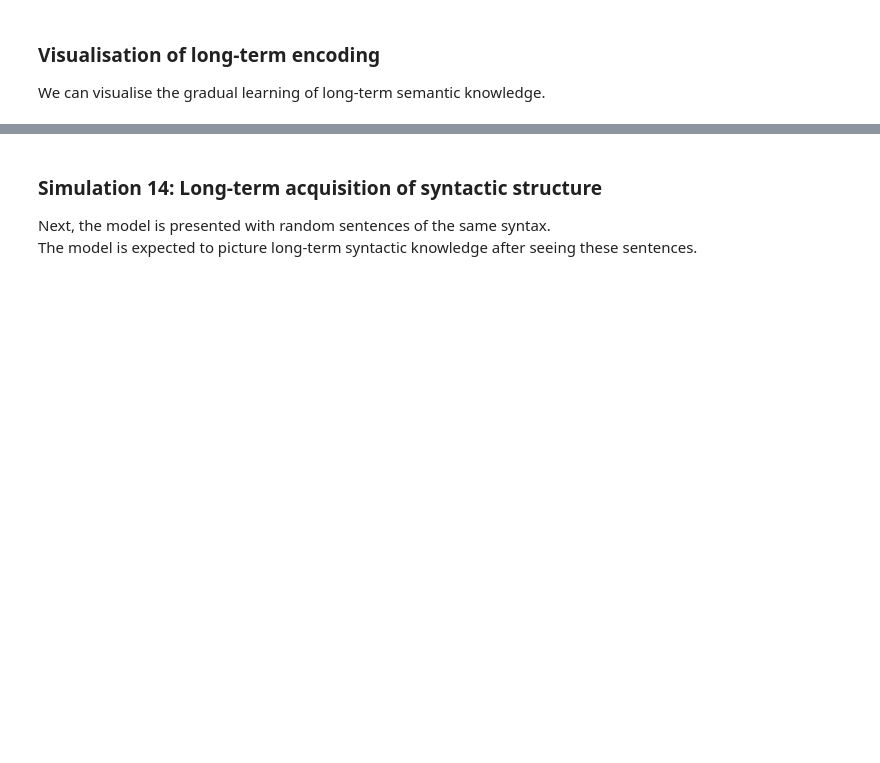
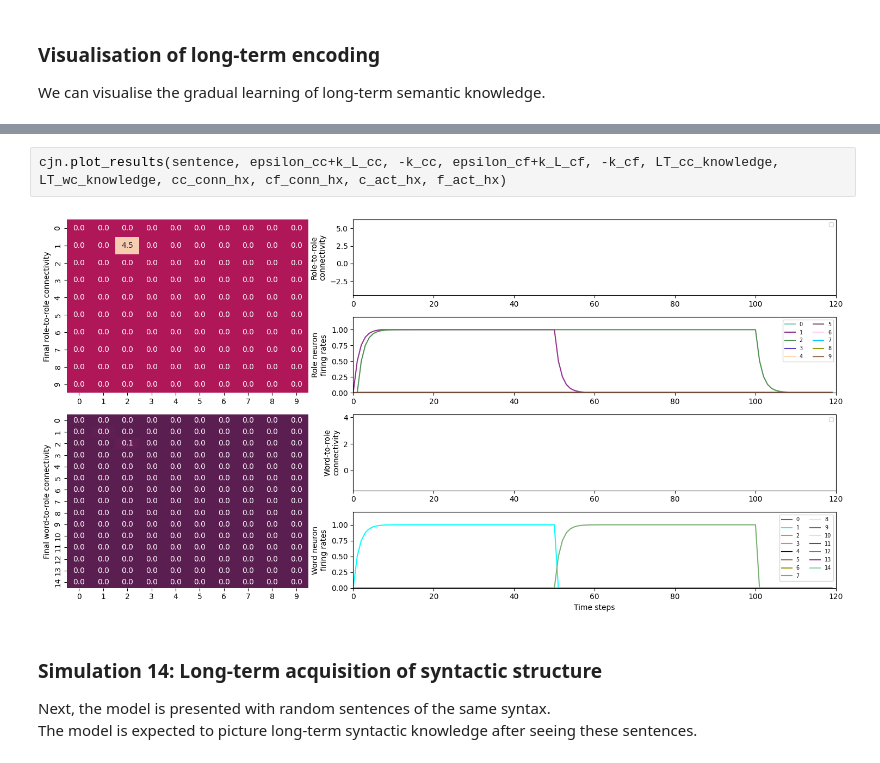
Before and after one commit to linsun2020/Syntactic_WM, a Jupyter notebook: Long term encoding.ipynb, the cells around one changed output, grey strips where cells are left out. Saved outputs shown, nothing was run; the diff lists cells and outputs as text; blank space fills up the shorter version.

```diff
--- a/Long term encoding.ipynb
+++ b/Long term encoding.ipynb
@@ -146,3 +145,7 @@ plt.savefig(fname='retrieving', transparent = True)
+# %%
+cjn.plot_results(sentence, epsilon_cc+k_L_cc, -k_cc, epsilon_cf+k_L_cf, -k_cf, LT_cc_knowledge, LT_wc_knowledge, cc_conn_hx, cf_conn_hx, c_act_hx, f_act_hx)
+# %% [output]
+[figure, added]
 # %% [markdown]
 ### Simulation 14: Long-term acquisition of syntactic structure
 
```
Also changed, not shown: parts of 4 cells of this notebook, 1 other file.
